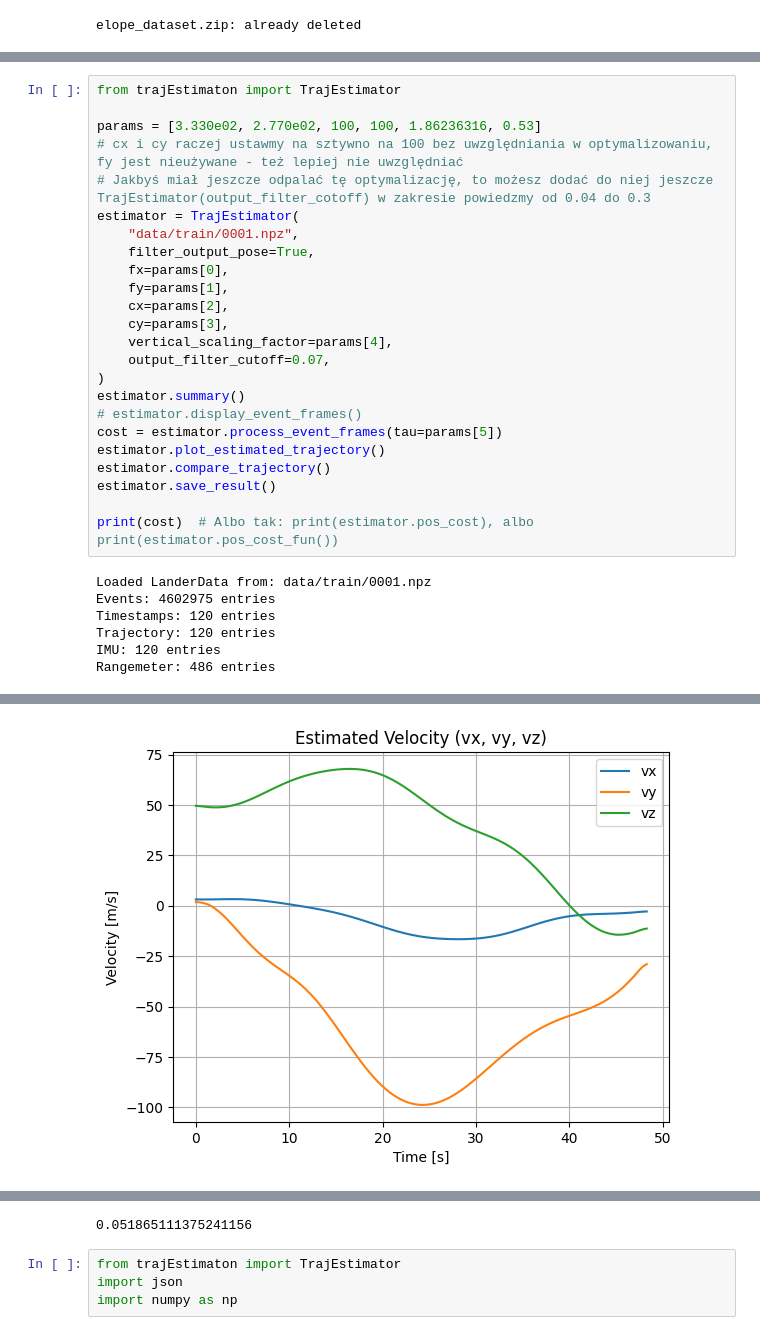
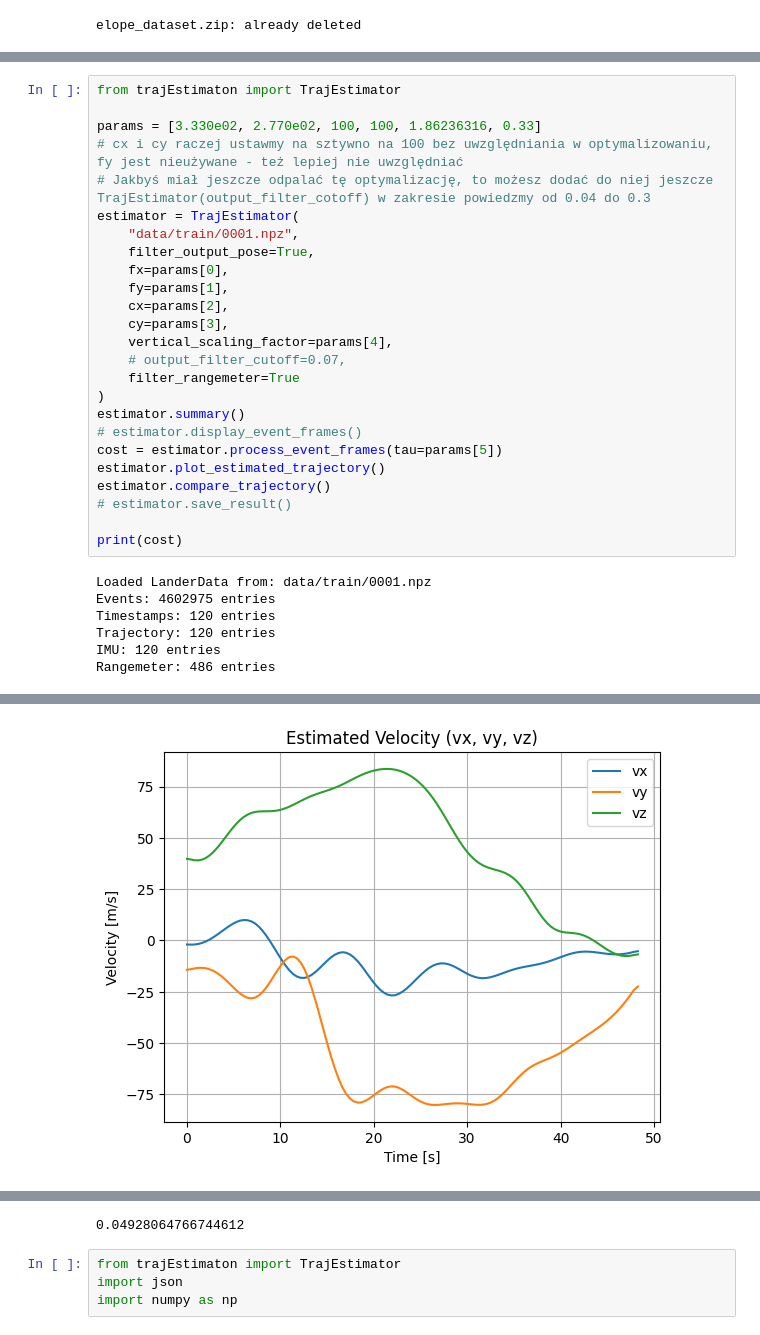
Before and after one commit to jrosa02/ZAW-Projekt, a Jupyter notebook: main.ipynb, the cells around one changed output, grey strips where cells are left out. Cells and saved outputs as stored; diff of their text form.

Commit message:
new submission & range filtration

```diff
--- a/main.ipynb
+++ b/main.ipynb
@@ -77,7 +79,7 @@ To są wartości ogniskowych dla różnych soczewek na podstawie FOV z dokumenta
 # %%
 from trajEstimaton import TrajEstimator
 
-params = [3.330e02, 2.770e02, 100, 100, 1.86236316, 0.53]
+params = [3.330e02, 2.770e02, 100, 100, 1.86236316, 0.33]
 # cx i cy raczej ustawmy na sztywno na 100 bez uwzględniania w optymalizowaniu, fy jest nieużywane - też lepiej nie uwzględniać
 # Jakbyś miał jeszcze odpalać tę optymalizację, to możesz dodać do niej jeszcze TrajEstimator(output_filter_cotoff) w zakresie powiedzmy od 0.04 do 0.3
 estimator = TrajEstimator(
@@ -88,16 +90,17 @@ estimator = TrajEstimator(
     cx=params[2],
     cy=params[3],
     vertical_scaling_factor=params[4],
-    output_filter_cutoff=0.07,
+    # output_filter_cutoff=0.07,
+    filter_rangemeter=True
 )
 estimator.summary()
 # estimator.display_event_frames()
 cost = estimator.process_event_frames(tau=params[5])
 estimator.plot_estimated_trajectory()
 estimator.compare_trajectory()
-estimator.save_result()
+# estimator.save_result()
 
-print(cost)  # Albo tak: print(estimator.pos_cost), albo print(estimator.pos_cost_fun())
+print(cost)
 # %% [output]
 Loaded LanderData from: data/train/0001.npz
 Events: 4602975 entries
@@ -109 +112 @@ Rangemeter: 486 entries
-[figure, old version]
+[figure, new version]
@@ -112,4 +115,4 @@ Rangemeter: 486 entries
-0.051865111375241156
+0.04928064766744612
 # %%
 from trajEstimaton import TrajEstimator
 import json
```
Also changed, not shown: parts of 4 cells of this notebook, 5 other files.
